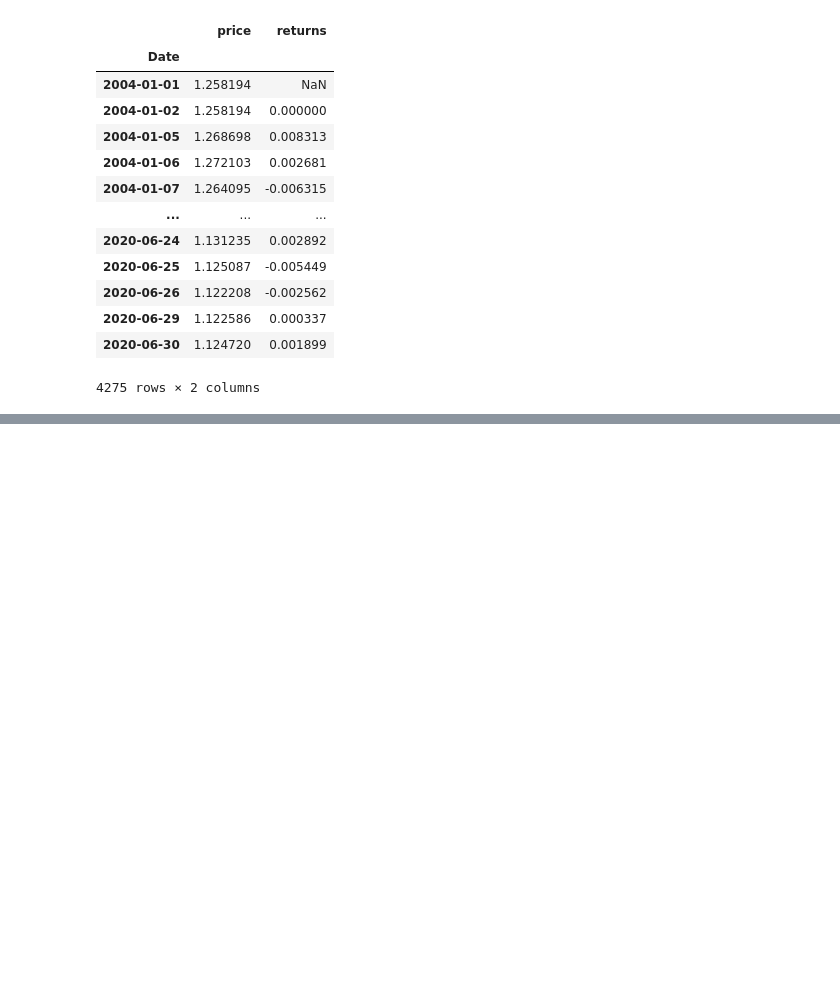
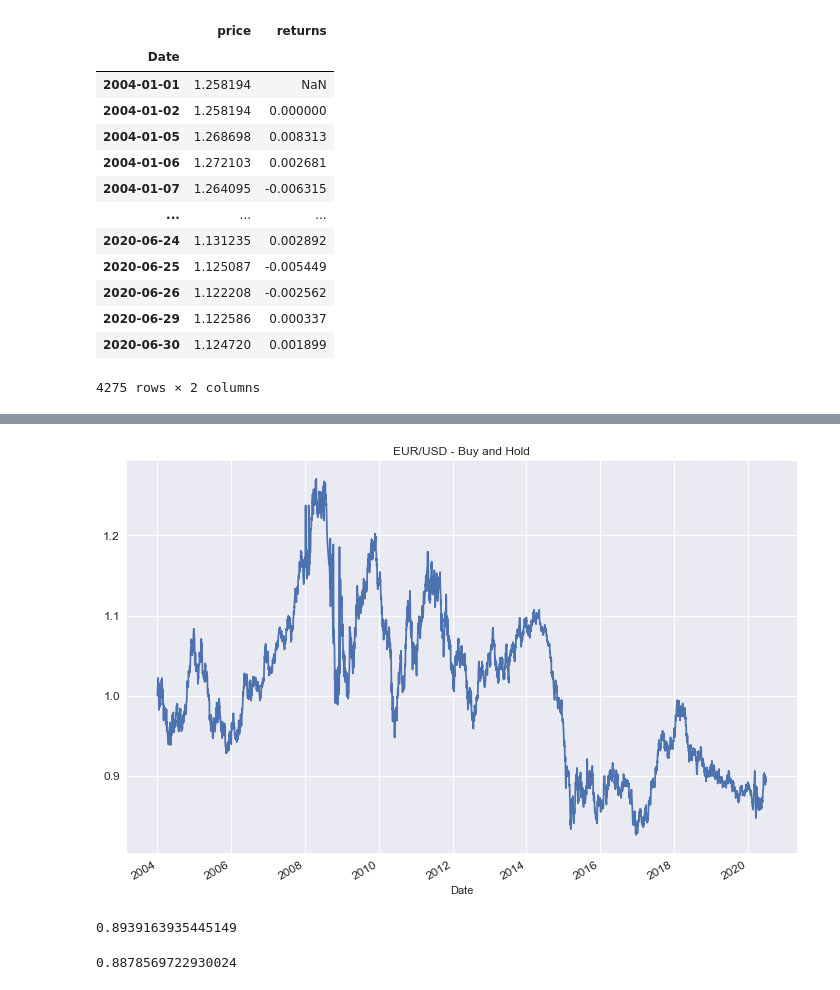
Before and after one commit to cmj123/python_technical_analysis, a Jupyter notebook: section05-sma/sma.ipynb, the cells around one changed output, grey strips where cells are left out. Cells and saved outputs as stored; diff of their text form; code cells hidden in the pictures; blank space fills up the shorter version.

Commit message:
Completed a Buy and Hold Strategy

```diff
--- a/section05-sma/sma.ipynb
+++ b/section05-sma/sma.ipynb
@@ -63,0 +119,2 @@ df
+# %%
+df["creturns"] = df.returns.cumsum().apply(np.exp)
@@ -63,0 +138,13 @@ df
+# %%
+df.creturns.plot(figsize=(12,8), title = "EUR/USD - Buy and Hold", fontsize=12)
+plt.show()
+# %% [output]
+[figure, added]
+# %%
+df.creturns.iloc[-1]
+# %% [output]
+0.8939163935445149
+# %%
+1+df.returns.sum()
+# %% [output]
+0.8878569722930024
```
Also changed, not shown: parts of 22 cells of this notebook.
